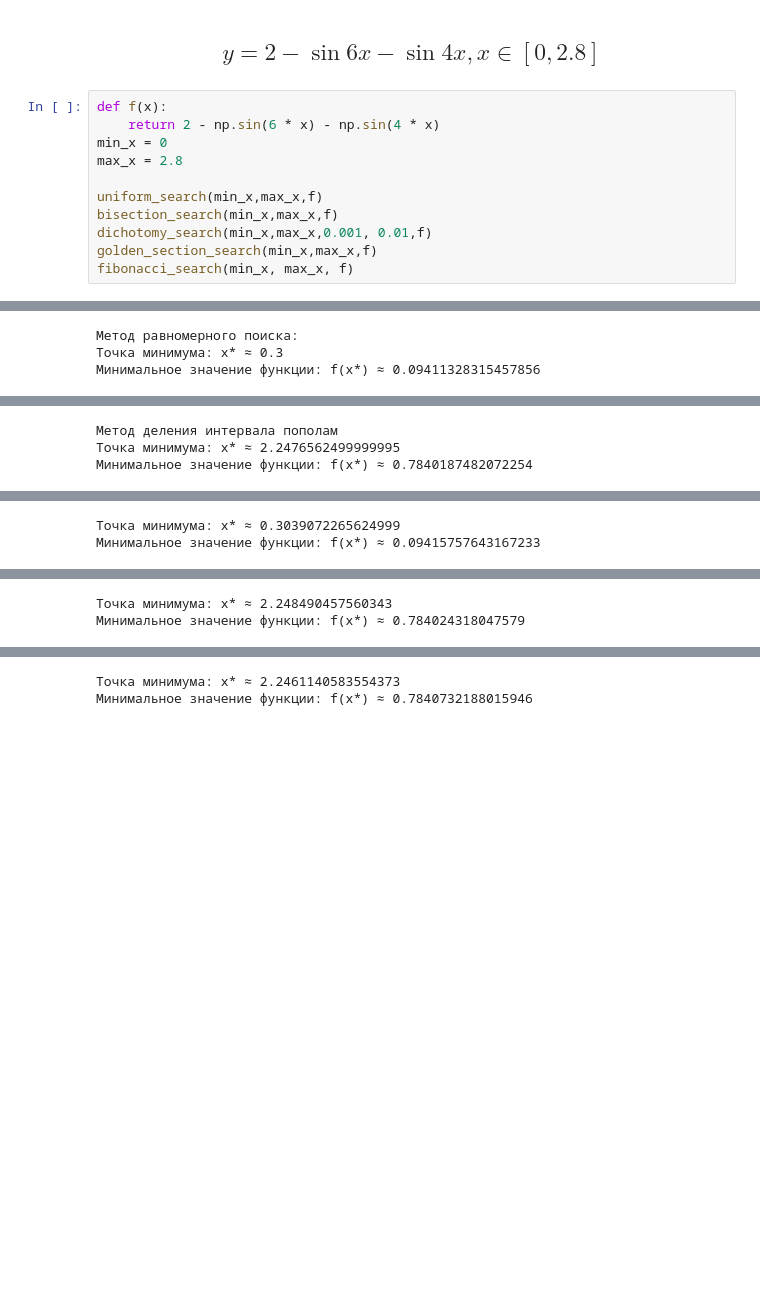
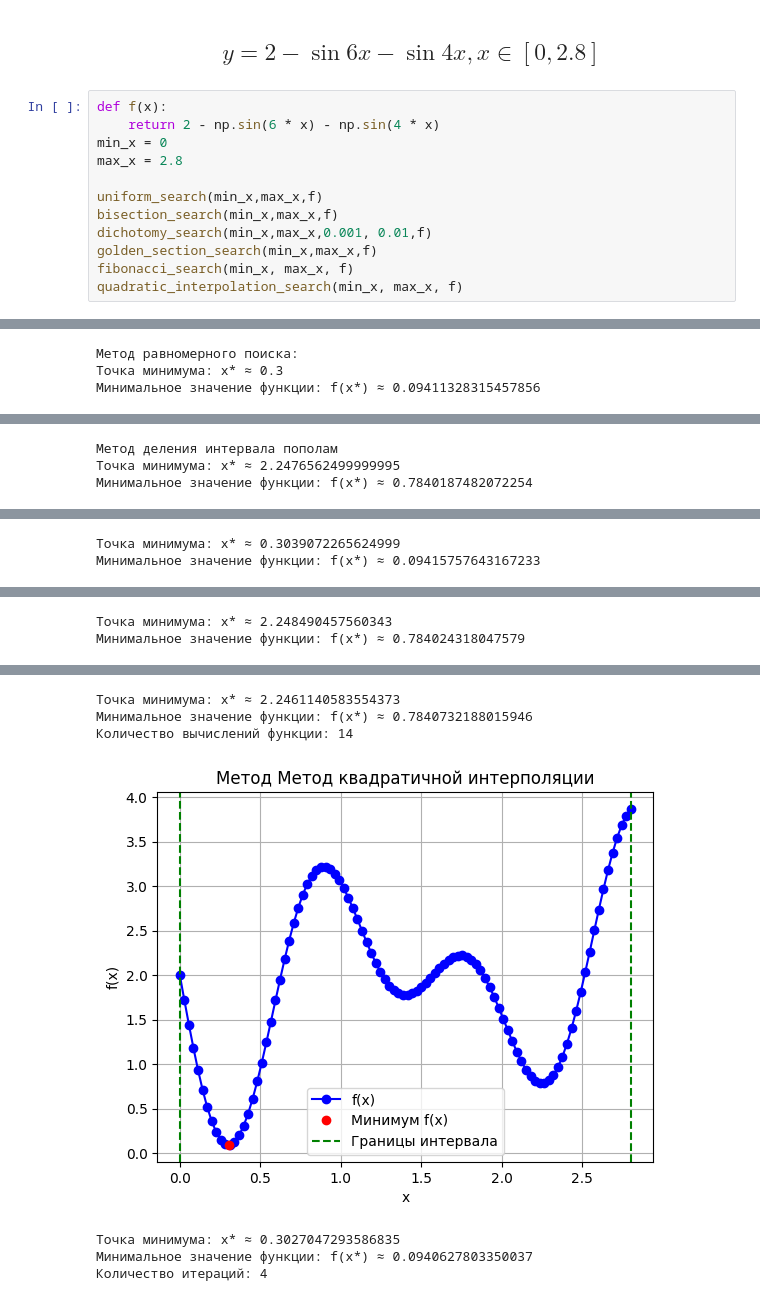
Before and after one commit to Allynik/Task_1_optimization-methods, a Jupyter notebook: task_1.ipynb, the cells around one changed output, grey strips where cells are left out. Cells and saved outputs as stored; diff of their text form; blank space fills up the shorter version.

```diff
--- a/task_1.ipynb
+++ b/task_1.ipynb
@@ -374,29 +482,35 @@ fibonacci_search(min_x, max_x, f)
 # %%
 def f(x):
     return 2 - np.sin(6 * x) - np.sin(4 * x)
 min_x = 0
 max_x = 2.8
 
 uniform_search(min_x,max_x,f)
 bisection_search(min_x,max_x,f)
 dichotomy_search(min_x,max_x,0.001, 0.01,f)
 golden_section_search(min_x,max_x,f)
 fibonacci_search(min_x, max_x, f)
+quadratic_interpolation_search(min_x, max_x, f)
 # %% [output]
 [figure]
 Метод равномерного поиска:
 Точка минимума: x* ≈ 0.3
 Минимальное значение функции: f(x*) ≈ 0.09411328315457856
 [figure]
 Метод деления интервала пополам
 Точка минимума: x* ≈ 2.2476562499999995
 Минимальное значение функции: f(x*) ≈ 0.7840187482072254
 [figure]
 Точка минимума: x* ≈ 0.3039072265624999
 Минимальное значение функции: f(x*) ≈ 0.09415757643167233
 [figure]
 Точка минимума: x* ≈ 2.248490457560343
 Минимальное значение функции: f(x*) ≈ 0.784024318047579
 [figure]
 Точка минимума: x* ≈ 2.2461140583554373
 Минимальное значение функции: f(x*) ≈ 0.7840732188015946
+Количество вычислений функции: 14
+[figure, added]
+Точка минимума: x* ≈ 0.3027047293586835
+Минимальное значение функции: f(x*) ≈ 0.0940627803350037
+Количество итераций: 4
```
Also changed, not shown: parts of 6 cells of this notebook.
